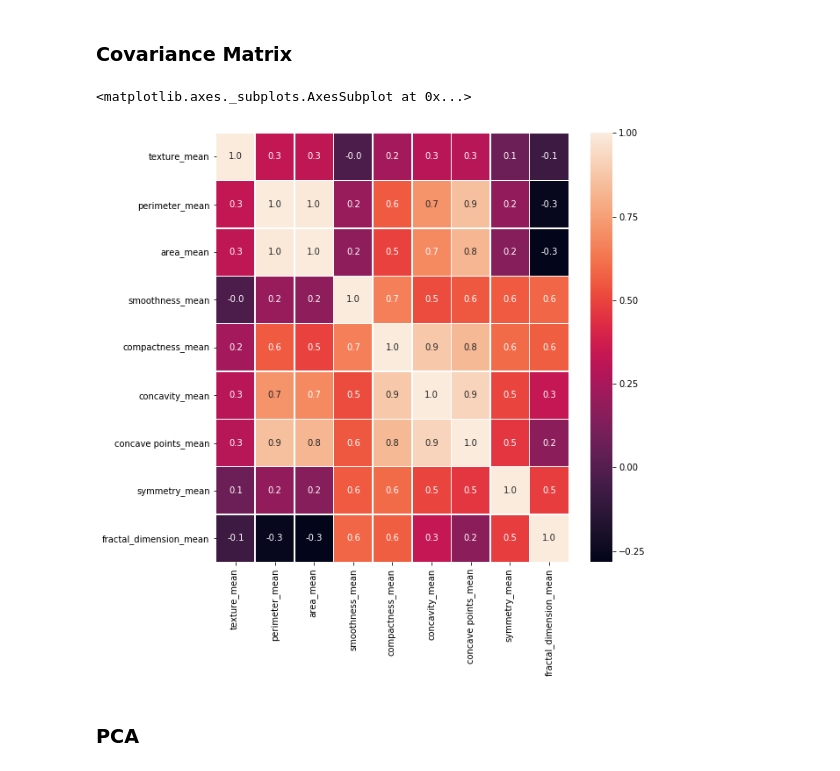
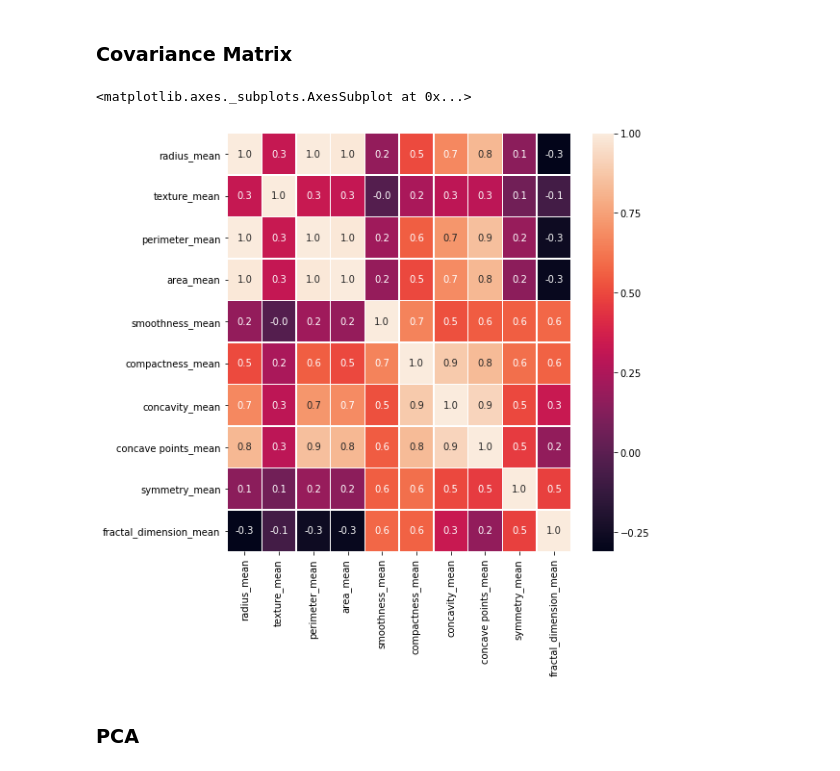
Before and after one commit to leoniloris/Visualization-In-Data-Science, a Jupyter notebook: ensembles/ensembles.ipynb, the cells around one changed output. Drawn from its saved outputs; the diff is of its cells as text; code cells hidden in the pictures.

```diff
--- a/ensembles/ensembles.ipynb
+++ b/ensembles/ensembles.ipynb
@@ -27,7 +27,7 @@ df.head()
 # %% [markdown]
 ## Create X and Y
 # %%
-PREDICTED_COLUMNS = ['radius_mean', 'diagnosis']
+PREDICTED_COLUMNS = ['diagnosis']
 FEATURES = ['mean']
 # %%
 x, y = d.create_xy(df, FEATURES, PREDICTED_COLUMNS)
@@ -50,11 +50,11 @@ print('# Examples for test:',  len(x_test))
 # %% [markdown]
 ### Covariance Matrix
 # %%
-f, ax = plt.subplots(figsize=(x.shape[1], x.shape[1]))
+f, ax = plt.subplots(figsize=(x.shape[1] -2, x.shape[1] -2))
 sns.heatmap(x.corr(), annot=True, linewidths=.5, fmt= '.1f', ax=ax)
 # %% [output]
 <matplotlib.axes._subplots.AxesSubplot at 0x...>
-[figure, old version]
+[figure, new version]
 # %% [markdown]
 ### PCA
 # %%
```
Also changed, not shown: parts of 20 cells of this notebook, 3 other files.
